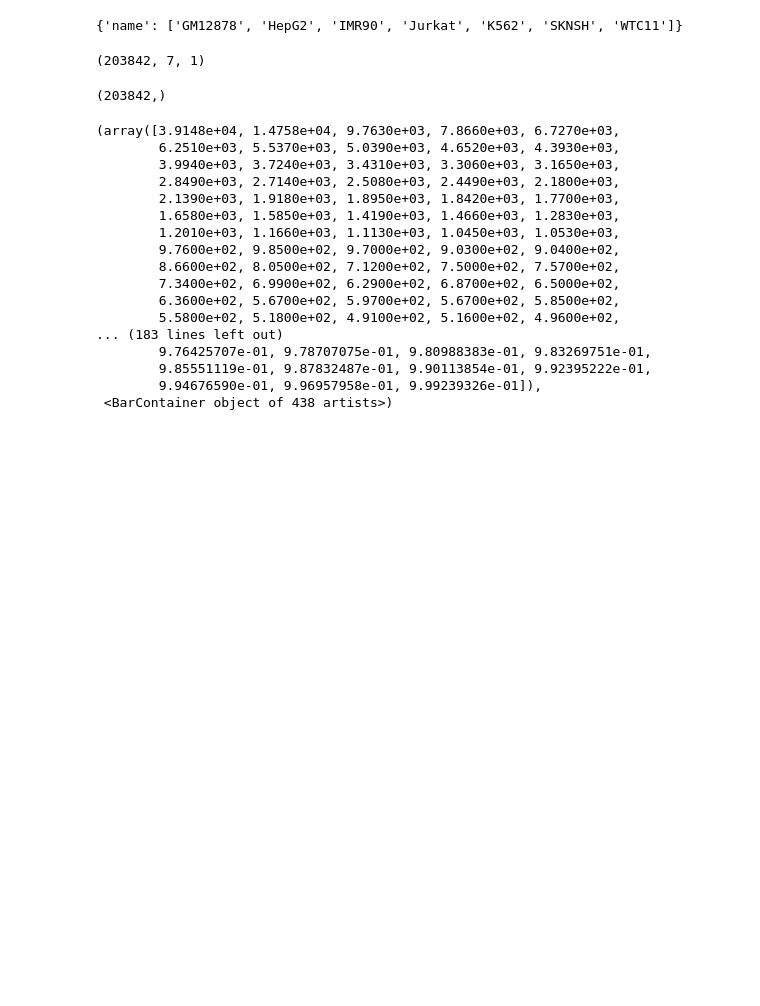
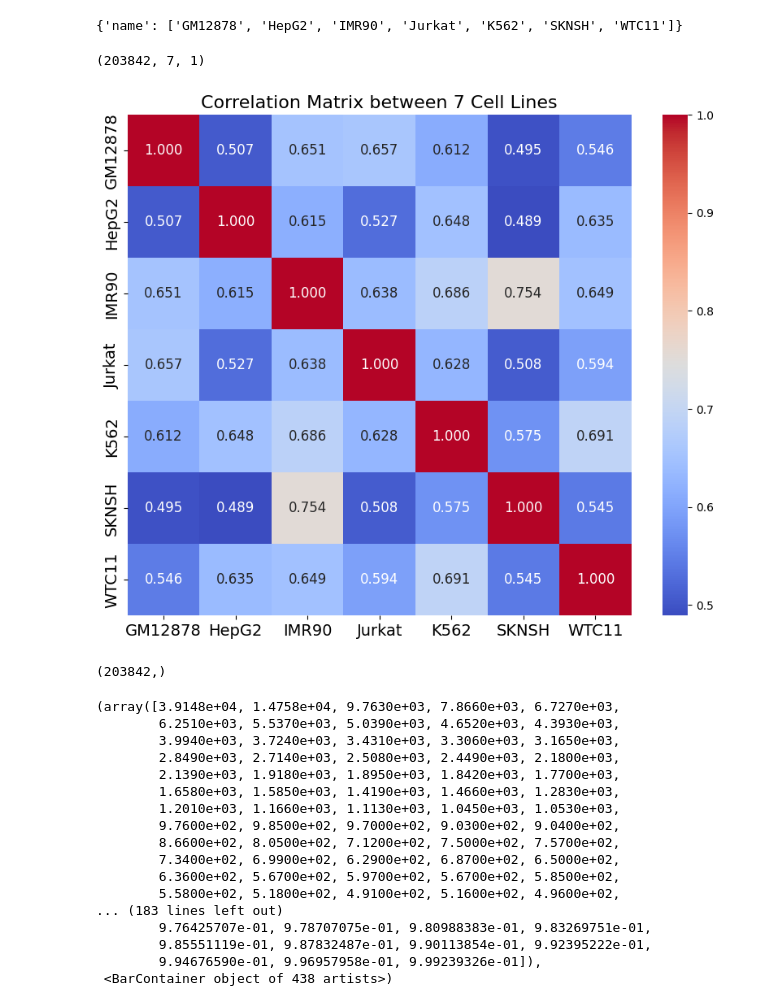
Before and after one commit to masa-ue/RLfinetuning_Diffusion_Bioseq, a Jupyter notebook: tutorials/Human-enhancer/1-Enhancer_data_relabel copy.ipynb, the cells around one changed output. Saved outputs shown, nothing was run; the diff lists cells and outputs as text; code cells hidden in the pictures; blank space fills up the shorter version.

```diff
--- a/tutorials/Human-enhancer/1-Enhancer_data_relabel copy.ipynb
+++ b/tutorials/Human-enhancer/1-Enhancer_data_relabel copy.ipynb
@@ -20,7 +20,11 @@ datafile.head()
 | 4 | 4 | chr12 | CATAAAGGGCTGAACATGCTGTTGAAAAAATGT... | 1.423444 | 1.616602 | 1.335892 |
 # %%
 # Select data
-small_data = datafile.loc[ (datafile['chrom'] =="chr1") | (datafile['chrom'] =="chr2") |(datafile['chrom'] =="chr3") |(datafile['chrom'] =="chr4")  ]
+small_data = datafile.loc[
+                (datafile['chrom'] =="chr1") |
+                (datafile['chrom'] =="chr2") |
+                (datafile['chrom'] =="chr3") |
+                (datafile['chrom'] =="chr4")  ]
 # %%
 from src.utils.sequence import seqs_to_one_hot
 
@@ -56,6 +62,6 @@ Done. 0:0:0.4
 '/data/yulai/projects/RLfinetuning_Diffusion_Bioseq/tutorials/Human-enhancer'
 # %%
-model = LightningModel.load_from_checkpoint("artifacts/model.ckpt")
+model = LightningModel.load_from_checkpoint("artifacts/binary_atac_reward_model.ckpt")
 model.eval()
 model.to(DEVICE)
 # %% [output]
@@ -100,5 +105,30 @@ relabel_y = np.concatenate(relabel_y)
 relabel_y.shape
 # %% [output]
 (203842, 7, 1)
+# %%
+import numpy as np
+import matplotlib.pyplot as plt
+import seaborn as sns
+
+# Cell line names
+cell_lines = ['GM12878', 'HepG2', 'IMR90', 'Jurkat', 'K562', 'SKNSH', 'WTC11']
+
+# Compute correlation matrix
+correlation_matrix = np.corrcoef(relabel_y[:, :, 0], rowvar=False)
+
+# Plot the correlation matrix
+plt.figure(figsize=(10, 8))
+sns.heatmap(correlation_matrix, annot=True, fmt='.3f', cmap='coolwarm',
+            xticklabels=cell_lines, yticklabels=cell_lines,
+            annot_kws={"size": 12})  # Setting annotation size to 12
+
+# Set larger font size for axis labels and title
+plt.xticks(fontsize=14)
+plt.yticks(fontsize=14)
+plt.title('Correlation Matrix between 7 Cell Lines', fontsize=16)
+
+plt.show()
+# %% [output]
+[figure, added]
 # %%
 hepg2_relabel_y = relabel_y[:,1].reshape(-1)
```
Also changed, not shown: parts of 10 cells of this notebook, 2 other files.
